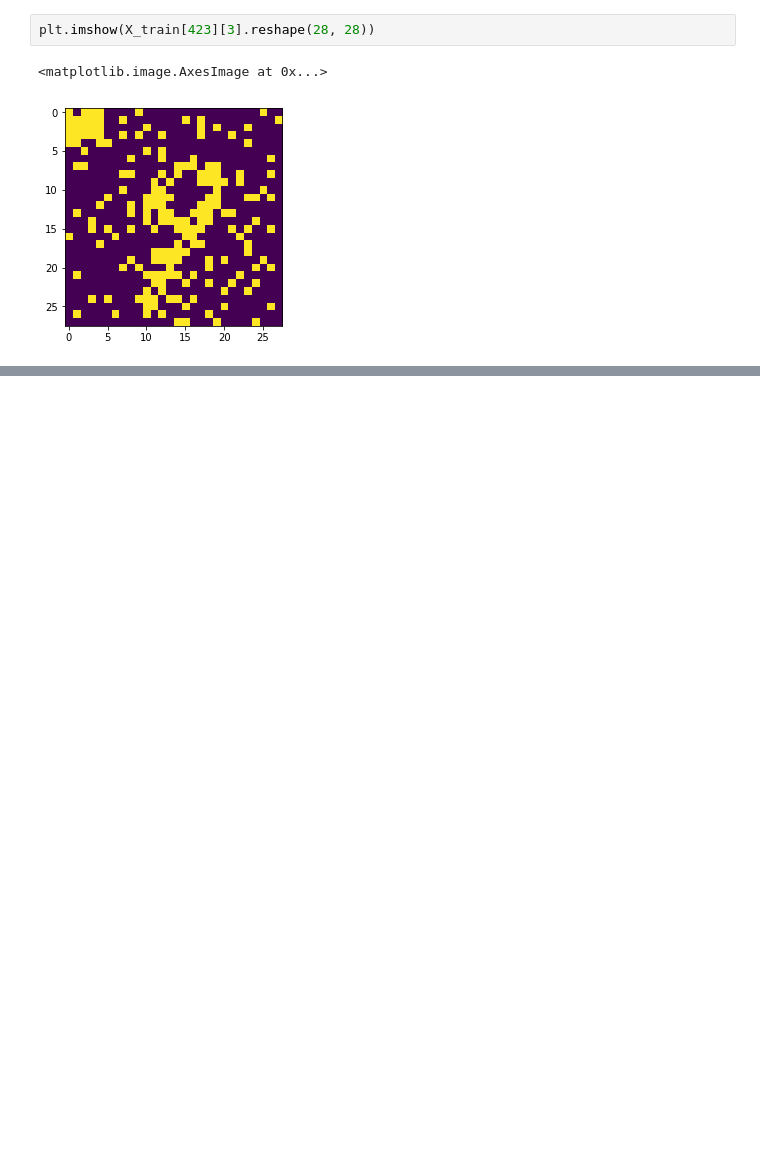
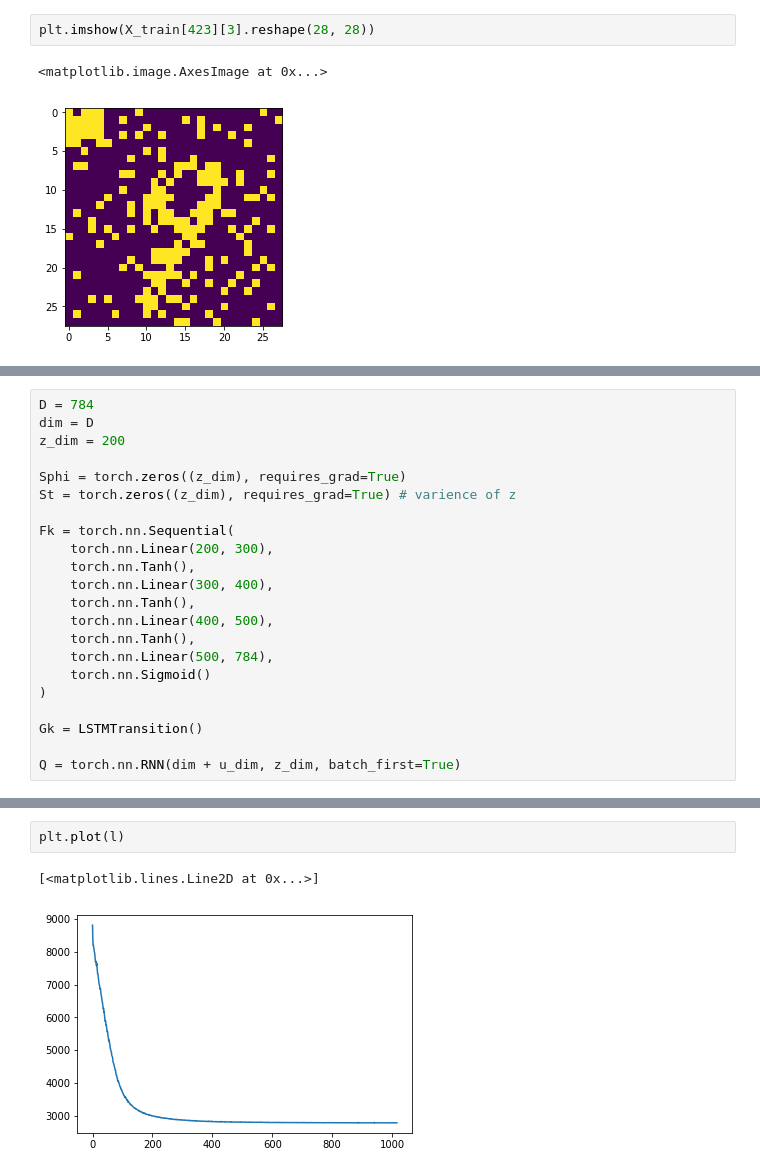
Before and after one commit to NikitaChizhov/deep_kalman_filter_for_BM, a Jupyter notebook: vadim_playground.ipynb, the cells around one changed output, grey strips where cells are left out. Drawn from its saved outputs; the diff is of its cells as text; blank space fills up the shorter version.

```diff
--- a/vadim_playground.ipynb
+++ b/vadim_playground.ipynb
@@ -157,0 +156,22 @@ X_train.shape
+# %%
+D = 784
+dim = D
+z_dim = 200
+
+Sphi = torch.zeros((z_dim), requires_grad=True)
+St = torch.zeros((z_dim), requires_grad=True) # varience of z
+
+Fk = torch.nn.Sequential(
+    torch.nn.Linear(200, 300),
+    torch.nn.Tanh(),
+    torch.nn.Linear(300, 400),
+    torch.nn.Tanh(),
+    torch.nn.Linear(400, 500),
+    torch.nn.Tanh(),
+    torch.nn.Linear(500, 784),
+    torch.nn.Sigmoid()
+)
+
+Gk = LSTMTransition()
+
+Q = torch.nn.RNN(dim + u_dim, z_dim, batch_first=True)
@@ -157,0 +234,5 @@ X_train.shape
+# %%
+plt.plot(l)
+# %% [output]
+[<matplotlib.lines.Line2D at 0x...>]
+[figure, added]
```
Also changed, not shown: parts of 9 cells of this notebook.
